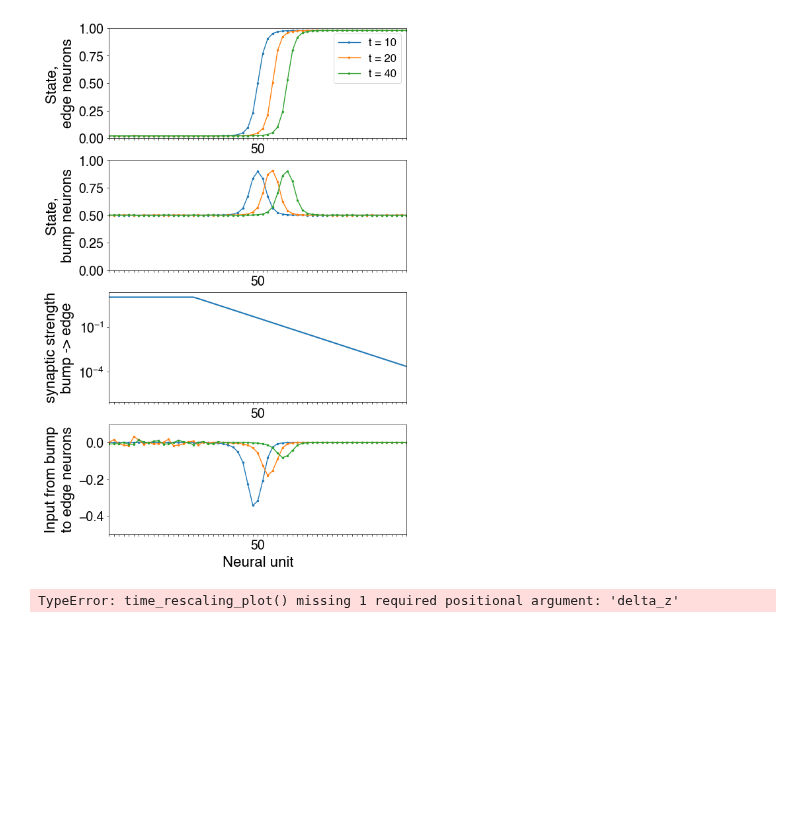
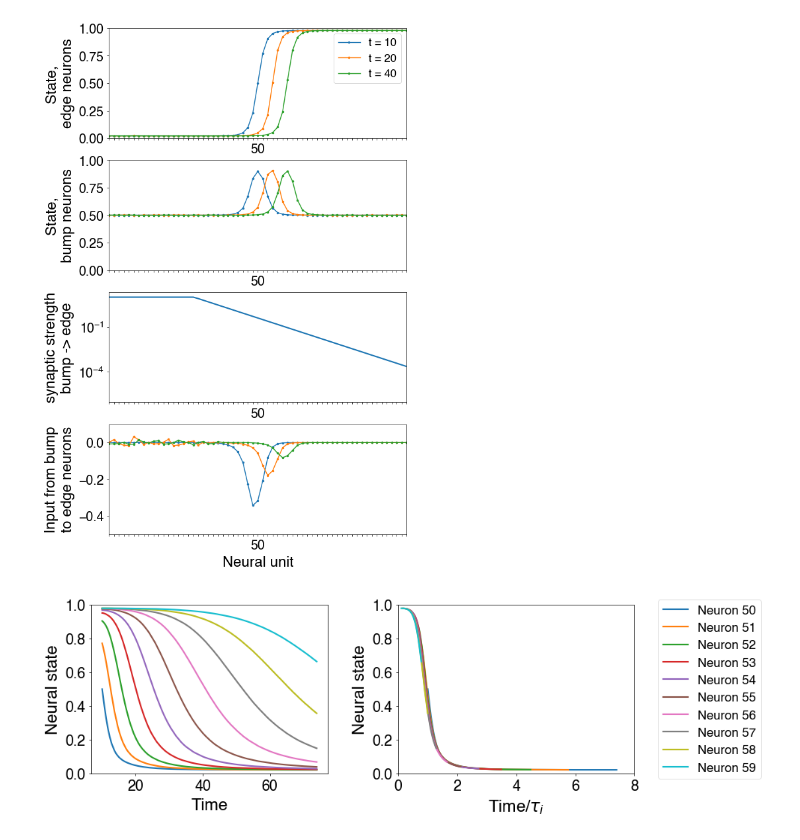
Before and after one commit to Collective-Logic-Lab/laplace-decisions, a Jupyter notebook: laplace-CAN-paper-figures.ipynb, the cells around one changed output. Drawn from its saved outputs; the diff is of its cells as text; code cells hidden in the pictures; blank space fills up the shorter version.

```diff
--- a/laplace-CAN-paper-figures.ipynb
+++ b/laplace-CAN-paper-figures.ipynb
@@ -213,21 +211,19 @@ J = 2
 # constant interaction from edge neurons to corresponding bump neurons
 J_edge_bump = 1
 # strength of feedback from bump to edge neurons varies with n
-t_0_symmetric = 10.
+t_0_symmetric = 10
 n_0_symmetric = 50
 J_bump_edge_max = 10 # to avoid instability
-J_bump_edge_scale_factor = 1 #2 #0.1 #0.5 #0.9 (0.9 used for 231117 plots)
-J_bump_edge = [ -J_bump_edge_scale_factor*min(1./t_0_symmetric*1./delta_z*np.exp(-delta_z*(n-n_0_symmetric)),
+J_bump_edge_scale_factor_symmetric = 1
+J_bump_edge = [ -J_bump_edge_scale_factor_symmetric*min(1./t_0_symmetric*1./delta_z*np.exp(-delta_z*(n-n_0_symmetric)),
                                               J_bump_edge_max) for n in range(Npopulation_symmetric) ]
 kernel_width = 2
-nonlinearity = np.tanh
 sigma = 1.
 
 net_symmetric = laplace_network(Npopulation_symmetric,J,
                       J_edge_bump=J_edge_bump,
                       J_bump_edge=J_bump_edge,
                       kernel_width=kernel_width,
-                      nonlinearity=nonlinearity,
                       sigma=sigma)
 # %%
 # run simulation
@@ -258,7 +254,7 @@ lf.translation_simulation_plot(net_symmetric,rates_symmetric,states_symmetric,
 # %% [output]
 [figure]
 # %%
-lf.time_rescaling_plot(rates_symmetric,n_0_symmetric,t_0_symmetric,delta-Z
+lf.time_rescaling_plot(rates_symmetric,n_0_symmetric,t_0_symmetric,delta_z,
                    state_min=0,state_max=1)
 # %% [output]
-TypeError: time_rescaling_plot() missing 1 required positional argument: 'delta_z'
+[figure, added]
```
Also changed, not shown: parts of 9 cells of this notebook, 1 other file.
